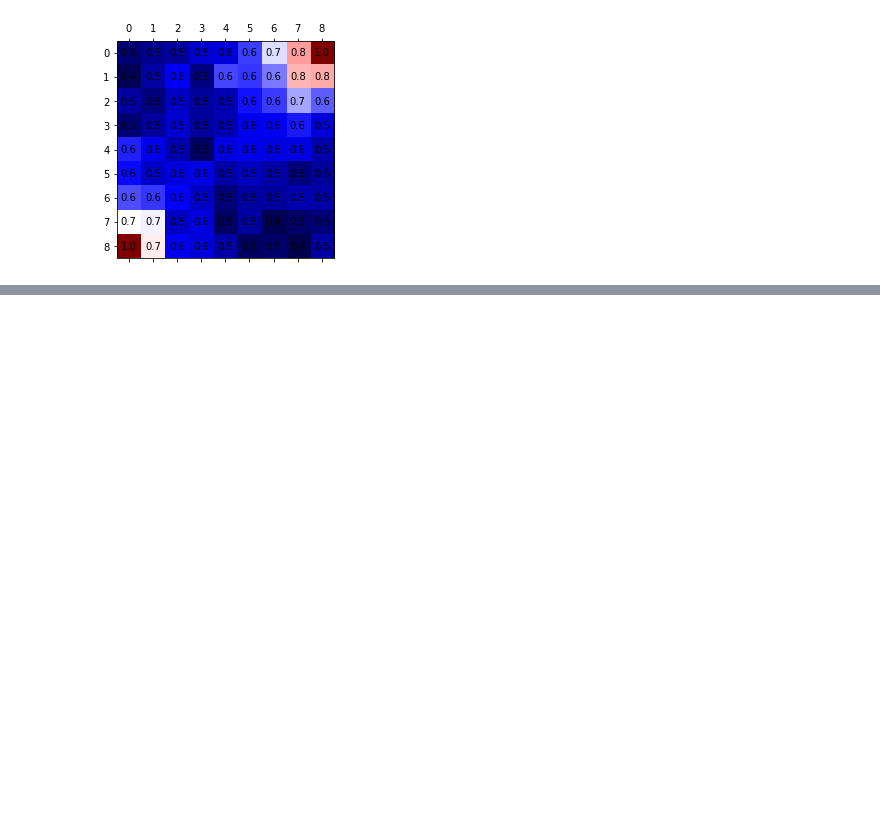
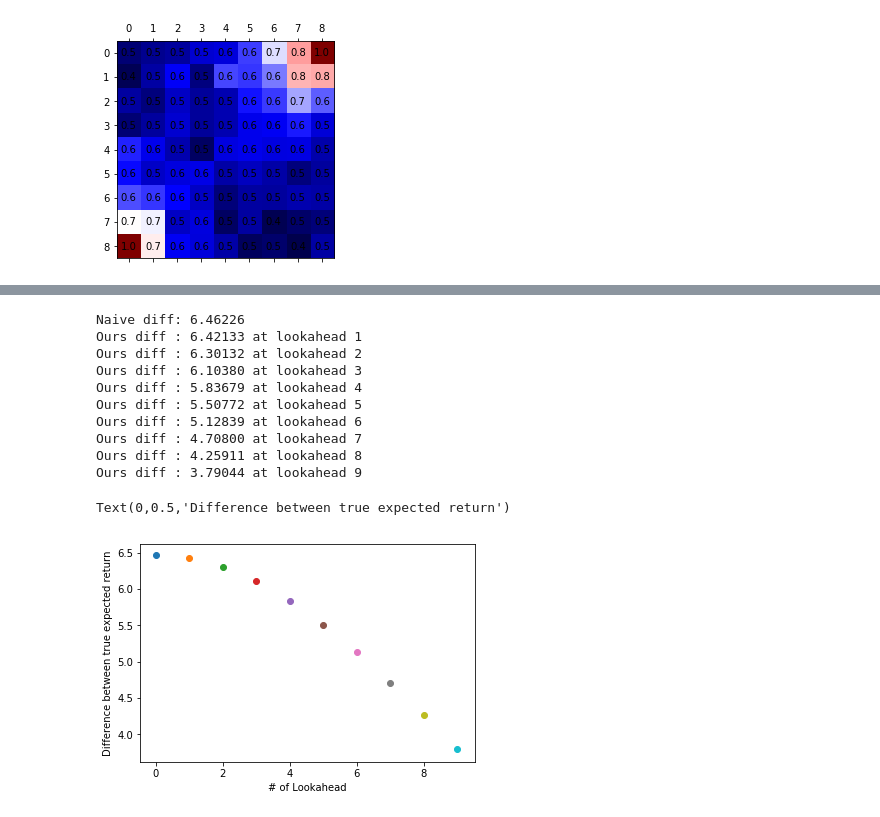
Before and after one commit to dkkim93/dynamic-programming-marl, a Jupyter notebook: notebook/Policy Evaluation in Multiagent Settings.ipynb, the cells around one changed output, grey strips where cells are left out. Drawn from its saved outputs; the diff is of its cells as text; code cells hidden in the pictures; blank space fills up the shorter version.

```diff
--- a/notebook/Policy Evaluation in Multiagent Settings.ipynb
+++ b/notebook/Policy Evaluation in Multiagent Settings.ipynb
@@ -109,0 +121,42 @@ Text(0,0.5,'Difference between true expected return')
+# %%
+# Naive comparison
+naive = np.load("../data/naive_25.npy")
+naive_diff = np.sum((true_return - naive).flatten())
+print("Naive diff: {:.5f}".format(naive_diff))
+
+# Ours comparison
+ours_diffs = []
+n_lookaheads = [n for n in range(1, 10)]
+for n in n_lookaheads:
+    ours = np.load("../data/ours_25_" + str(n) + ".npy")
+    ours_diff = np.sum((true_return - ours).flatten())
+    print("Ours diff : {:.5f} at lookahead {}".format(ours_diff, n))
+    ours_diffs.append(ours_diff)
+
+# Additionally plot
+import matplotlib.pyplot as plt
+
+n_lookaheads = [n for n in range(10)]
+for n in n_lookaheads:
+    # Naive plot
+    if n == 0:
+        plt.scatter(n, naive_diff)
+    # ours plot
+    else:
+        plt.scatter(n, ours_diffs[n - 1])
+
+plt.xlabel("# of Lookahead")
+plt.ylabel("Difference between true expected return")
+# %% [output]
+Naive diff: 6.46226
+Ours diff : 6.42133 at lookahead 1
+Ours diff : 6.30132 at lookahead 2
+Ours diff : 6.10380 at lookahead 3
+Ours diff : 5.83679 at lookahead 4
+Ours diff : 5.50772 at lookahead 5
+Ours diff : 5.12839 at lookahead 6
+Ours diff : 4.70800 at lookahead 7
+Ours diff : 4.25911 at lookahead 8
+Ours diff : 3.79044 at lookahead 9
+Text(0,0.5,'Difference between true expected return')
+[figure, added]
```
Also changed, not shown: parts of 5 cells of this notebook.
